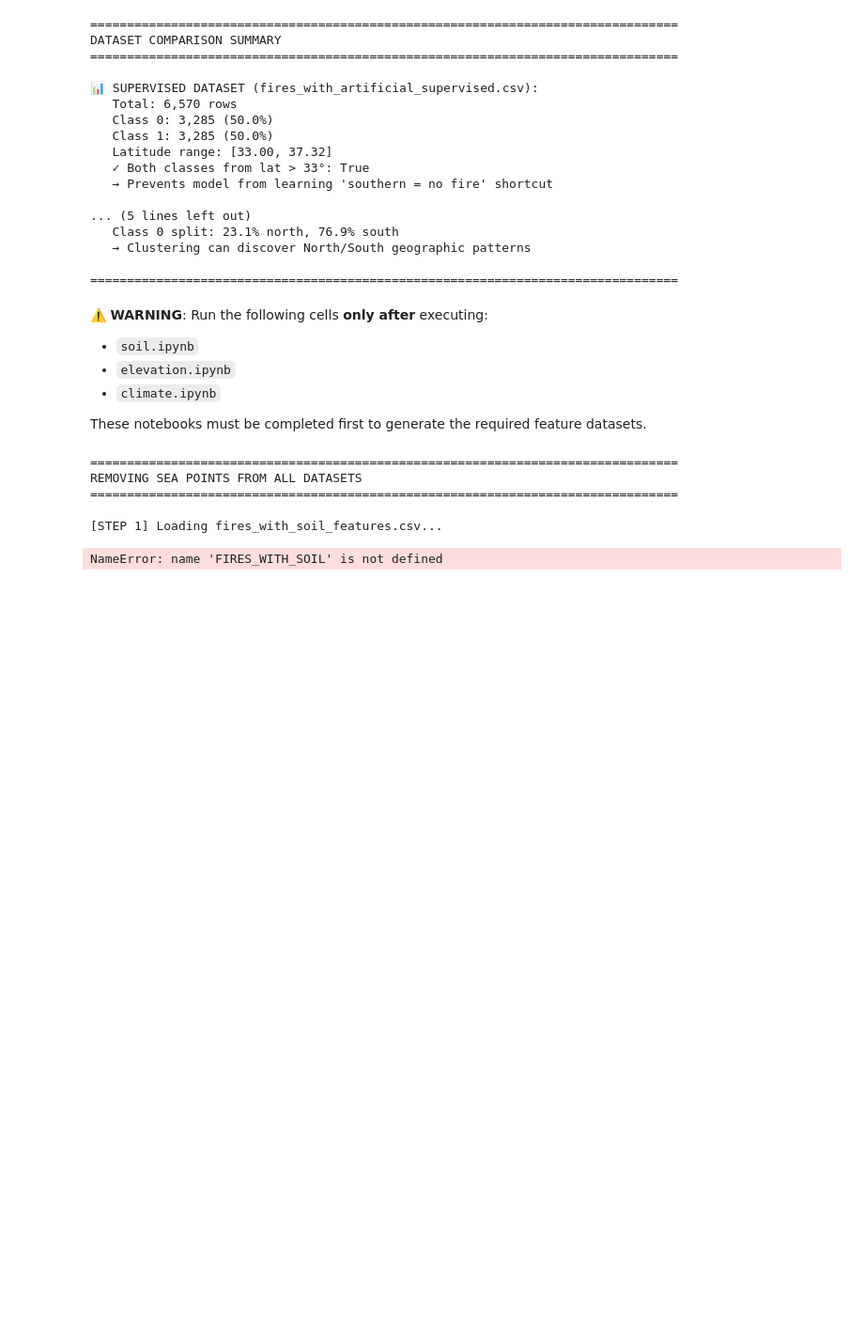
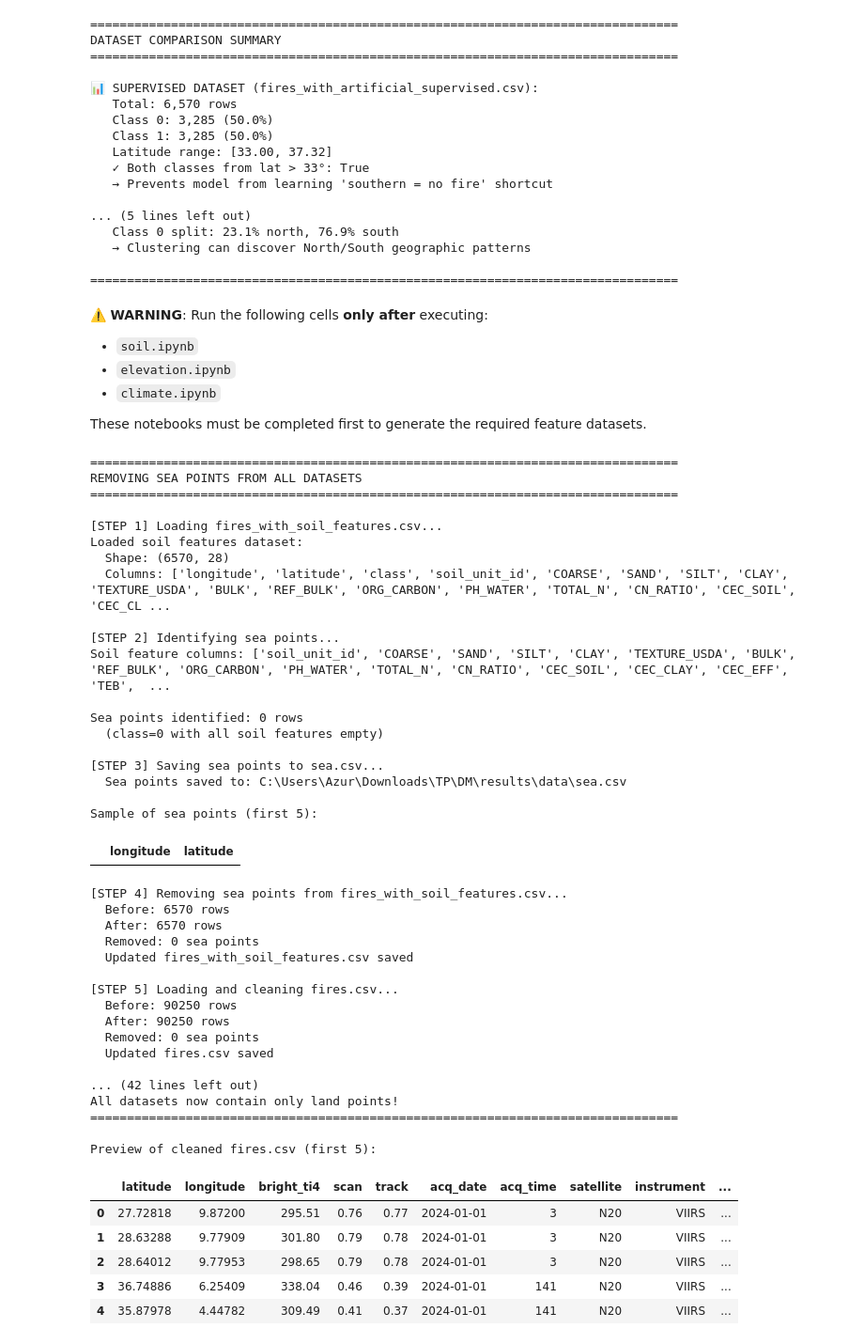
Before and after one commit to BESSAI-Tayeb/forest-fires-algeria-tunisia-analysis, a Jupyter notebook: analysis/analysis/fire.ipynb, the cells around one changed output. Shown at 94% size. Drawn from its saved outputs; the diff is of its cells as text; code cells hidden in the pictures; blank space fills up the shorter version.

```diff
--- a/analysis/analysis/fire.ipynb
+++ b/analysis/analysis/fire.ipynb
@@ -1547,8 +1551,7 @@ print("="*80)
 print("REMOVING SEA POINTS FROM ALL DATASETS")
 print("="*80)
 
-# Import additional paths needed
-from config import FIRES_WITH_SOIL, FIRES_WITH_ELEVATION, FIRES_WITH_CLIMATE
+# Note: FIRES_WITH_SOIL, FIRES_WITH_ELEVATION, FIRES_WITH_CLIMATE are imported from config in the first cell
 
 # ============================================================================
 # STEP 1: Load fires_with_soil_features.csv
@@ -1738,35 +1741,76 @@ if FIRES_WITH_ARTIFICIAL_UNSUPERVISED.exists():
 
 print(f"\nAll datasets now contain only land points!")
 print("="*80)
 
 # Display previews
 print("\nPreview of cleaned fires.csv (first 5):")
 display(fires_df_clean.head())
 
 print("\nClass distribution in cleaned datasets:")
-print("\nfires.csv:")
-print(fires_df_clean['class'].value_counts().sort_index())
+
+if 'class' in fires_df_clean.columns:
+    print("\nfires.csv:")
+    print(fires_df_clean['class'].value_counts().sort_index())
+else:
+    print("\nfires.csv: No 'class' column (raw fire data)")
 
 print("\nfires_with_climate.csv:")
 print(climate_df_clean['class'].value_counts().sort_index())
 
 print("\nfires_with_elevation_features.csv:")
 print(elevation_df_clean['class'].value_counts().sort_index())
 
 print("\nfires_with_soil_features.csv:")
 print(soil_df_clean['class'].value_counts().sort_index())
 
-if FIRES_WITH_ARTIFICIAL_SUPERVISED.exists():
+if FIRES_WITH_ARTIFICIAL_SUPERVISED.exists() and 'class' in artificial_sup_clean.columns:
     print(f"\n{FIRES_WITH_ARTIFICIAL_SUPERVISED.name}:")
     print(artificial_sup_clean['class'].value_counts().sort_index())
 
-if FIRES_WITH_ARTIFICIAL_UNSUPERVISED.exists():
+if FIRES_WITH_ARTIFICIAL_UNSUPERVISED.exists() and 'class' in artificial_unsup_clean.columns:
     print(f"\n{FIRES_WITH_ARTIFICIAL_UNSUPERVISED.name}:")
     print(artificial_unsup_clean['class'].value_counts().sort_index())
 # %% [output]
 ================================================================================
 REMOVING SEA POINTS FROM ALL DATASETS
 ================================================================================
 
 [STEP 1] Loading fires_with_soil_features.csv...
+Loaded soil features dataset:
+  Shape: (6570, 28)
+  Columns: ['longitude', 'latitude', 'class', 'soil_unit_id', 'COARSE', 'SAND', 'SILT', 'CLAY', 'TEXTURE_USDA', 'BULK', 'REF_BULK', 'ORG_CARBON', 'PH_WATER', 'TOTAL_N', 'CN_RATIO', 'CEC_SOIL', 'CEC_CL ...
+
+[STEP 2] Identifying sea points...
+Soil feature columns: ['soil_unit_id', 'COARSE', 'SAND', 'SILT', 'CLAY', 'TEXTURE_USDA', 'BULK', 'REF_BULK', 'ORG_CARBON', 'PH_WATER', 'TOTAL_N', 'CN_RATIO', 'CEC_SOIL', 'CEC_CLAY', 'CEC_EFF', 'TEB',  ...
+
+Sea points identified: 0 rows
+  (class=0 with all soil features empty)
+
+[STEP 3] Saving sea points to sea.csv...
+  Sea points saved to: C:\Users\Azur\Downloads\TP\DM\results\data\sea.csv
+
+Sample of sea points (first 5):
+|  | longitude | latitude |
-NameError: name 'FIRES_WITH_SOIL' is not defined
+[STEP 4] Removing sea points from fires_with_soil_features.csv...
+  Before: 6570 rows
+  After: 6570 rows
+  Removed: 0 sea points
+  Updated fires_with_soil_features.csv saved
+
+[STEP 5] Loading and cleaning fires.csv...
+  Before: 90250 rows
+  After: 90250 rows
+  Removed: 0 sea points
+  Updated fires.csv saved
+
+... (42 lines left out)
+All datasets now contain only land points!
+================================================================================
+
+Preview of cleaned fires.csv (first 5):
+|  | latitude | longitude | bright_ti4 | scan | track | acq_date | acq_time | satellite | instrument | ... |
+| 0 | 27.72818 | 9.87200 | 295.51 | 0.76 | 0.77 | 2024-01-01 | 3 | N20 | VIIRS | ... |
+| 1 | 28.63288 | 9.77909 | 301.80 | 0.79 | 0.78 | 2024-01-01 | 3 | N20 | VIIRS | ... |
+| 2 | 28.64012 | 9.77953 | 298.65 | 0.79 | 0.78 | 2024-01-01 | 3 | N20 | VIIRS | ... |
+| 3 | 36.74886 | 6.25409 | 338.04 | 0.46 | 0.39 | 2024-01-01 | 141 | N20 | VIIRS | ... |
+| 4 | 35.87978 | 4.44782 | 309.49 | 0.41 | 0.37 | 2024-01-01 | 141 | N20 | VIIRS | ... |
```
Also changed, not shown: parts of 4 cells of this notebook.
